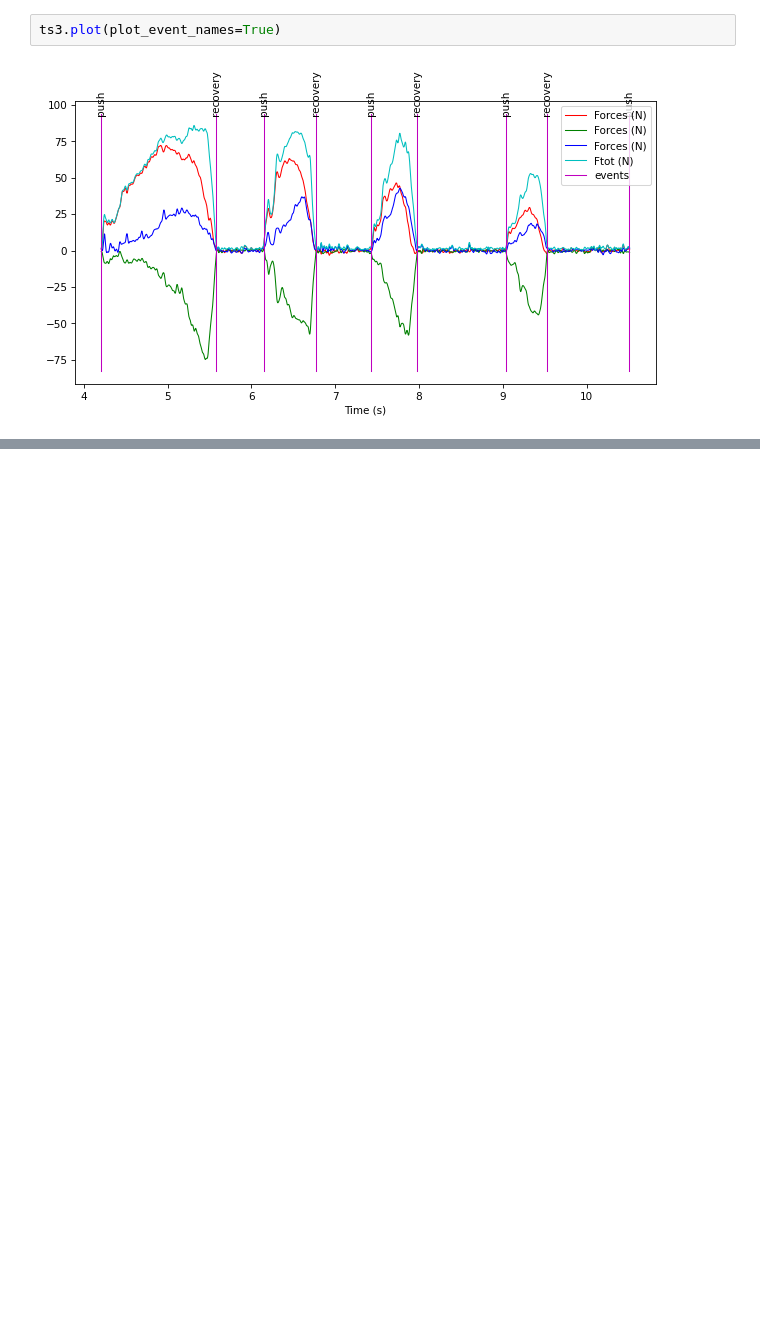
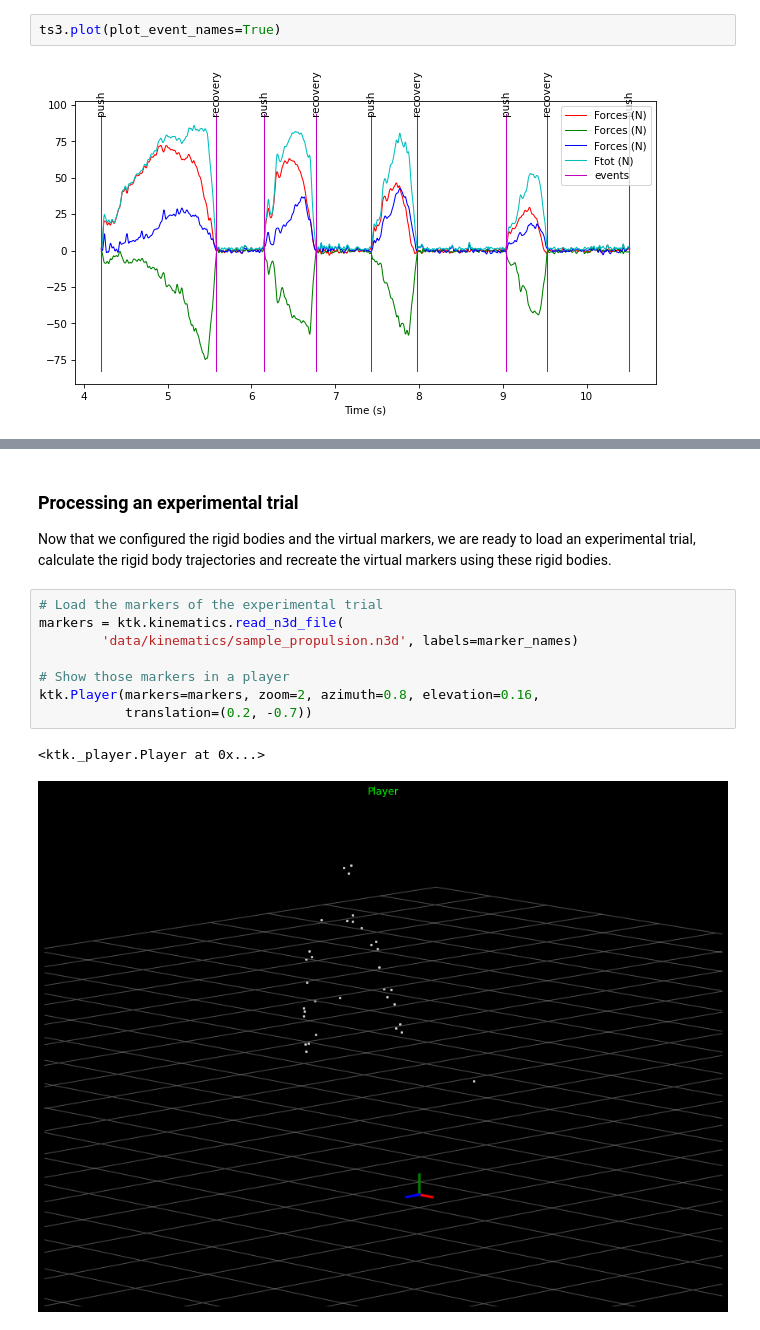
Before and after one commit to kineticstoolkit/kineticstoolkit, a Jupyter notebook: tutorials/index.ipynb, the cells around one changed output, grey strips where cells are left out. Drawn from its saved outputs; the diff is of its cells as text; blank space fills up the shorter version.

```diff
--- a/tutorials/index.ipynb
+++ b/tutorials/index.ipynb
@@ -349,0 +509,15 @@ ts3.plot(plot_event_names=True)
+# %% [markdown]
+### Processing an experimental trial ###
+
+Now that we configured the rigid bodies and the virtual markers, we are ready to load an experimental trial, calculate the rigid body trajectories and recreate the virtual markers using these rigid bodies.
+# %%
+# Load the markers of the experimental trial
+markers = ktk.kinematics.read_n3d_file(
+        'data/kinematics/sample_propulsion.n3d', labels=marker_names)
+
+# Show those markers in a player
+ktk.Player(markers=markers, zoom=2, azimuth=0.8, elevation=0.16,
+           translation=(0.2, -0.7))
+# %% [output]
+<ktk._player.Player at 0x...>
+[figure, added]
```
Also changed, not shown: parts of 22 cells of this notebook, 11 other files.
